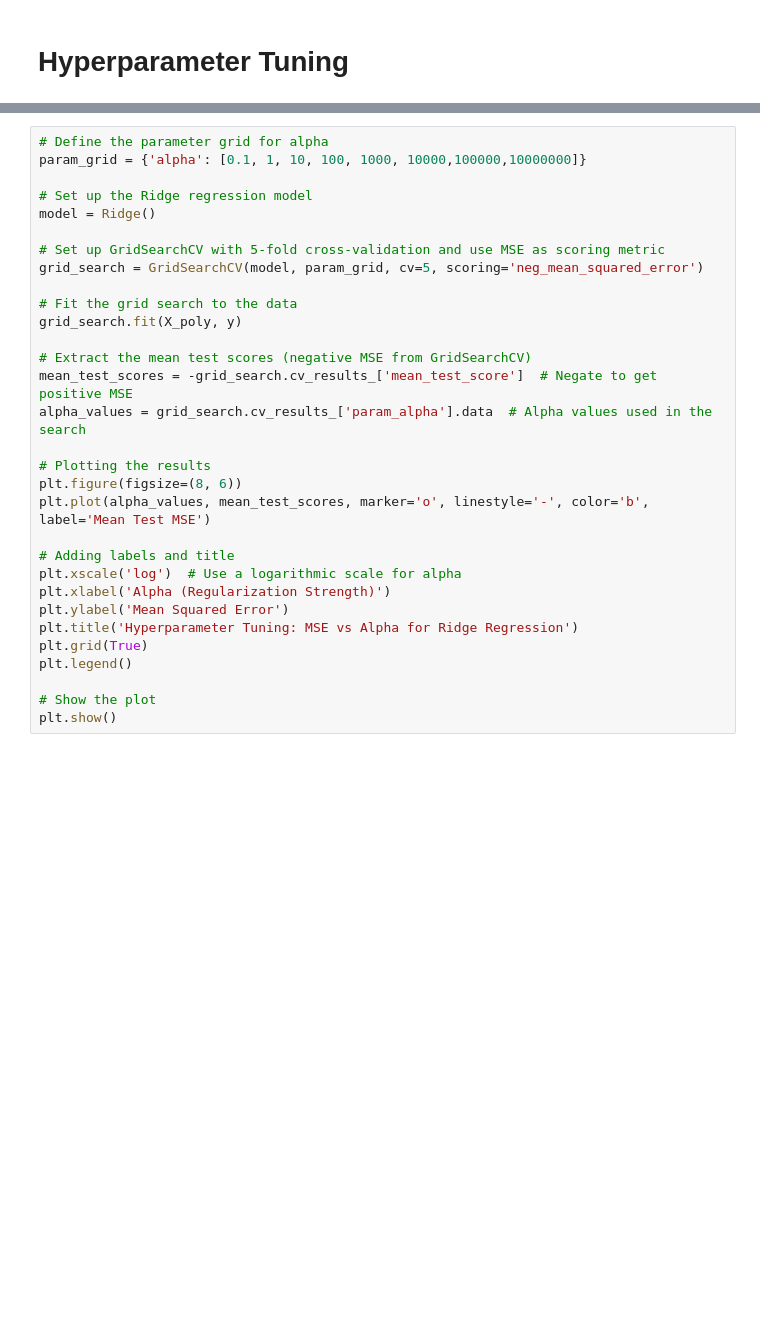
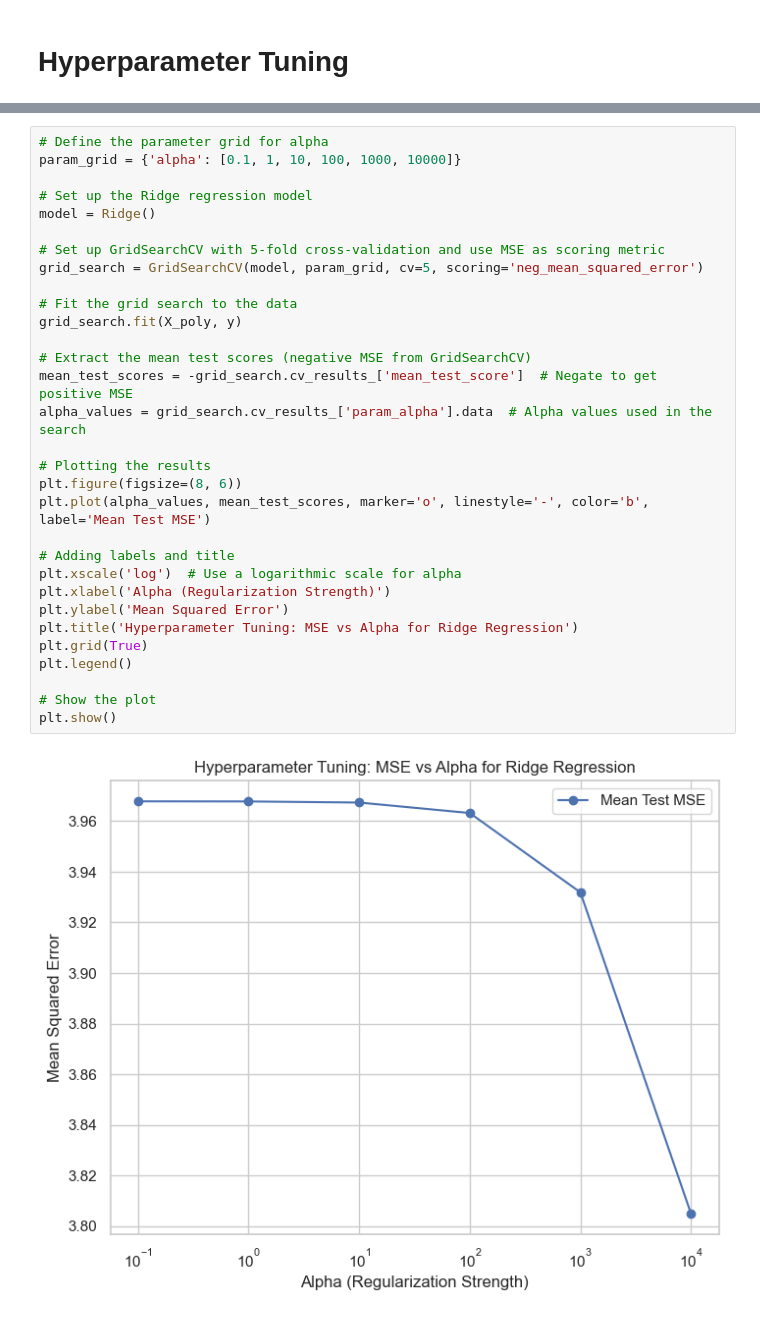
Before and after one commit to oliviapetronio/Li-ion-batteries-and-Temperatures, a Jupyter notebook: Model/Models_1.ipynb, the cells around one changed output, grey strips where cells are left out. Drawn from its saved outputs; the diff is of its cells as text; blank space fills up the shorter version.

```diff
--- a/Model/Models_1.ipynb
+++ b/Model/Models_1.ipynb
@@ -550,34 +627,36 @@ print(f"Mean Squared Error for Ridge Regression: {mse_ridge}")
 # %%
 # Define the parameter grid for alpha
-param_grid = {'alpha': [0.1, 1, 10, 100, 1000, 10000,100000,10000000]}
+param_grid = {'alpha': [0.1, 1, 10, 100, 1000, 10000]}
 
 # Set up the Ridge regression model
 model = Ridge()
 
 # Set up GridSearchCV with 5-fold cross-validation and use MSE as scoring metric
 grid_search = GridSearchCV(model, param_grid, cv=5, scoring='neg_mean_squared_error')
 
 # Fit the grid search to the data
 grid_search.fit(X_poly, y)
 
 # Extract the mean test scores (negative MSE from GridSearchCV)
 mean_test_scores = -grid_search.cv_results_['mean_test_score']  # Negate to get positive MSE
 alpha_values = grid_search.cv_results_['param_alpha'].data  # Alpha values used in the search
 
 # Plotting the results
 plt.figure(figsize=(8, 6))
 plt.plot(alpha_values, mean_test_scores, marker='o', linestyle='-', color='b', label='Mean Test MSE')
 
 # Adding labels and title
 plt.xscale('log')  # Use a logarithmic scale for alpha
 plt.xlabel('Alpha (Regularization Strength)')
 plt.ylabel('Mean Squared Error')
 plt.title('Hyperparameter Tuning: MSE vs Alpha for Ridge Regression')
 plt.grid(True)
 plt.legend()
 
 # Show the plot
 plt.show()
+# %% [output]
+[figure, added]
 # %%
 param_grid = {'alpha': [0.1, 1, 10, 100, 1000, 10000]}
 
```
Also changed, not shown: parts of 21 cells of this notebook.
